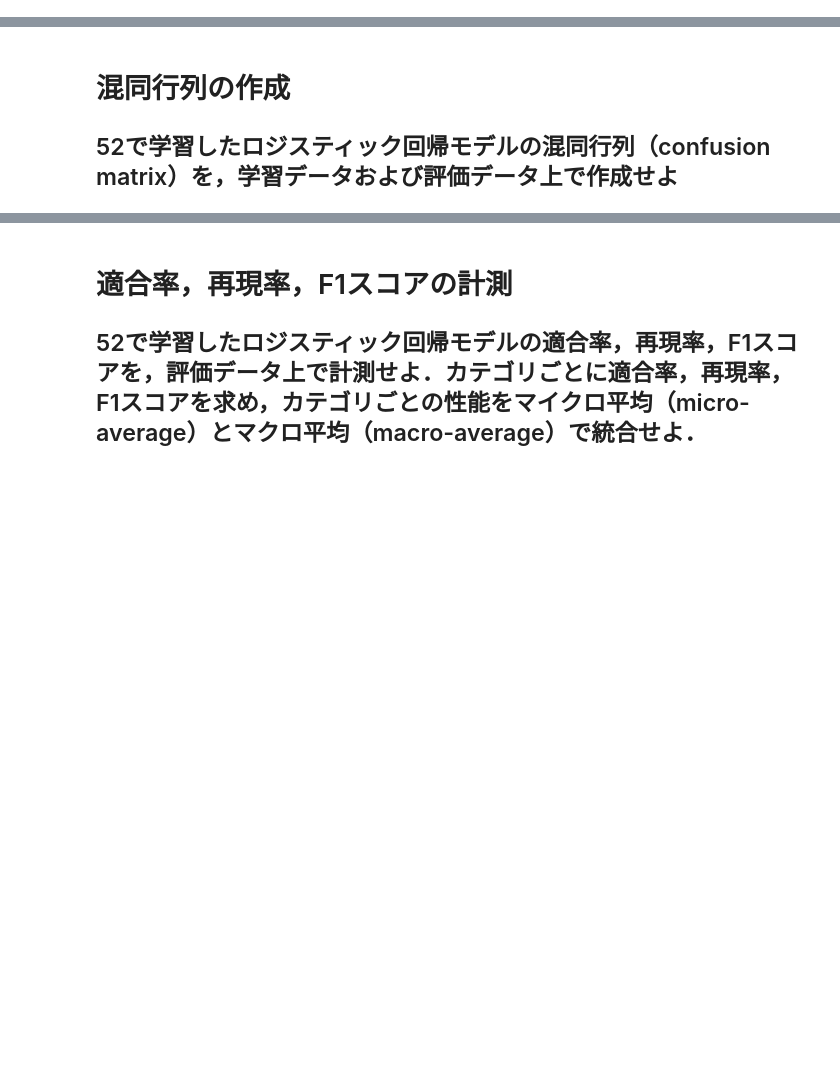
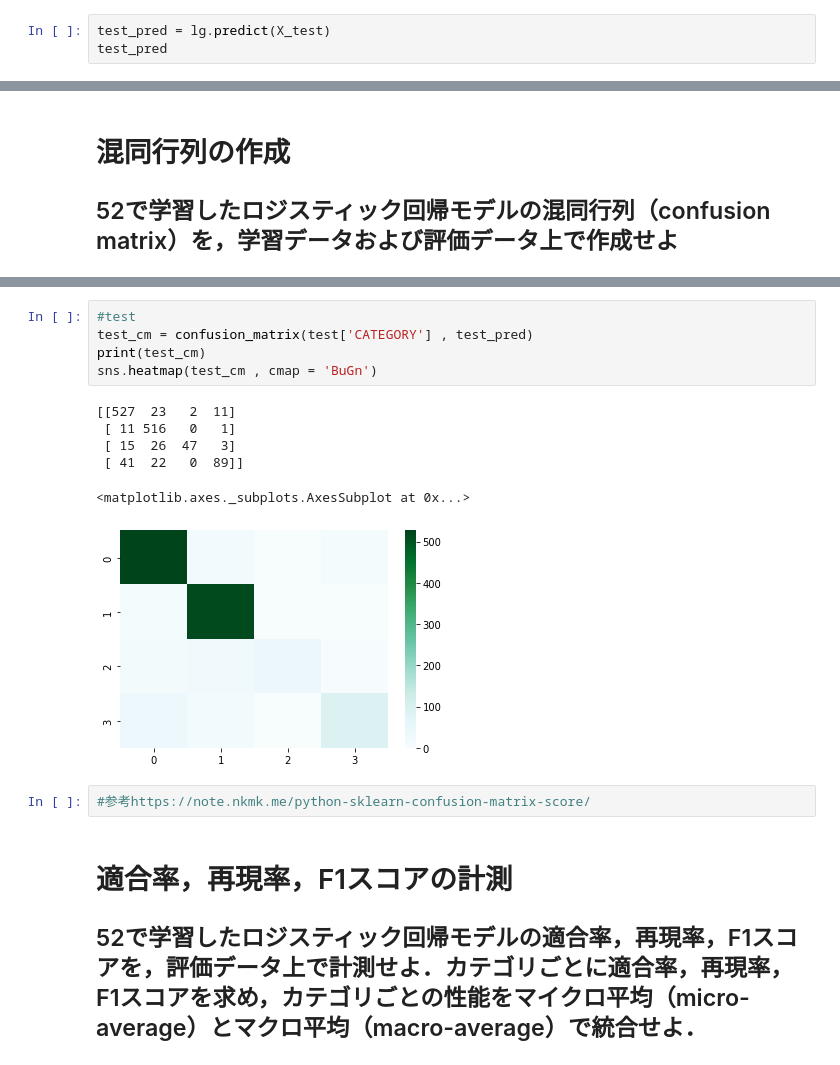
Before and after one commit to iamtatsuki05/NLP_100, a Jupyter notebook: NLP_100_6.ipynb, the cells around one changed output, grey strips where cells are left out. Drawn from its saved outputs; the diff is of its cells as text; blank space fills up the shorter version.

```diff
--- a/NLP_100_6.ipynb
+++ b/NLP_100_6.ipynb
@@ -25,0 +211,3 @@ drive.mount('/content/drive')
+# %%
+test_pred = lg.predict(X_test)
+test_pred
@@ -32,3 +251,17 @@ drive.mount('/content/drive')
+# %%
+#test
+test_cm = confusion_matrix(test['CATEGORY'] , test_pred)
+print(test_cm)
+sns.heatmap(test_cm , cmap = 'BuGn')
+# %% [output]
+[[527  23   2  11]
+ [ 11 516   0   1]
+ [ 15  26  47   3]
+ [ 41  22   0  89]]
+<matplotlib.axes._subplots.AxesSubplot at 0x...>
+[figure, added]
+# %%
+#参考https://note.nkmk.me/python-sklearn-confusion-matrix-score/
 # %% [markdown]
 # 適合率，再現率，F1スコアの計測
 ## 52で学習したロジスティック回帰モデルの適合率，再現率，F1スコアを，評価データ上で計測せよ．カテゴリごとに適合率，再現率，F1スコアを求め，カテゴリごとの性能をマイクロ平均（micro-average）とマクロ平均（macro-average）で統合せよ．
```
Also changed, not shown: parts of 29 cells of this notebook.
